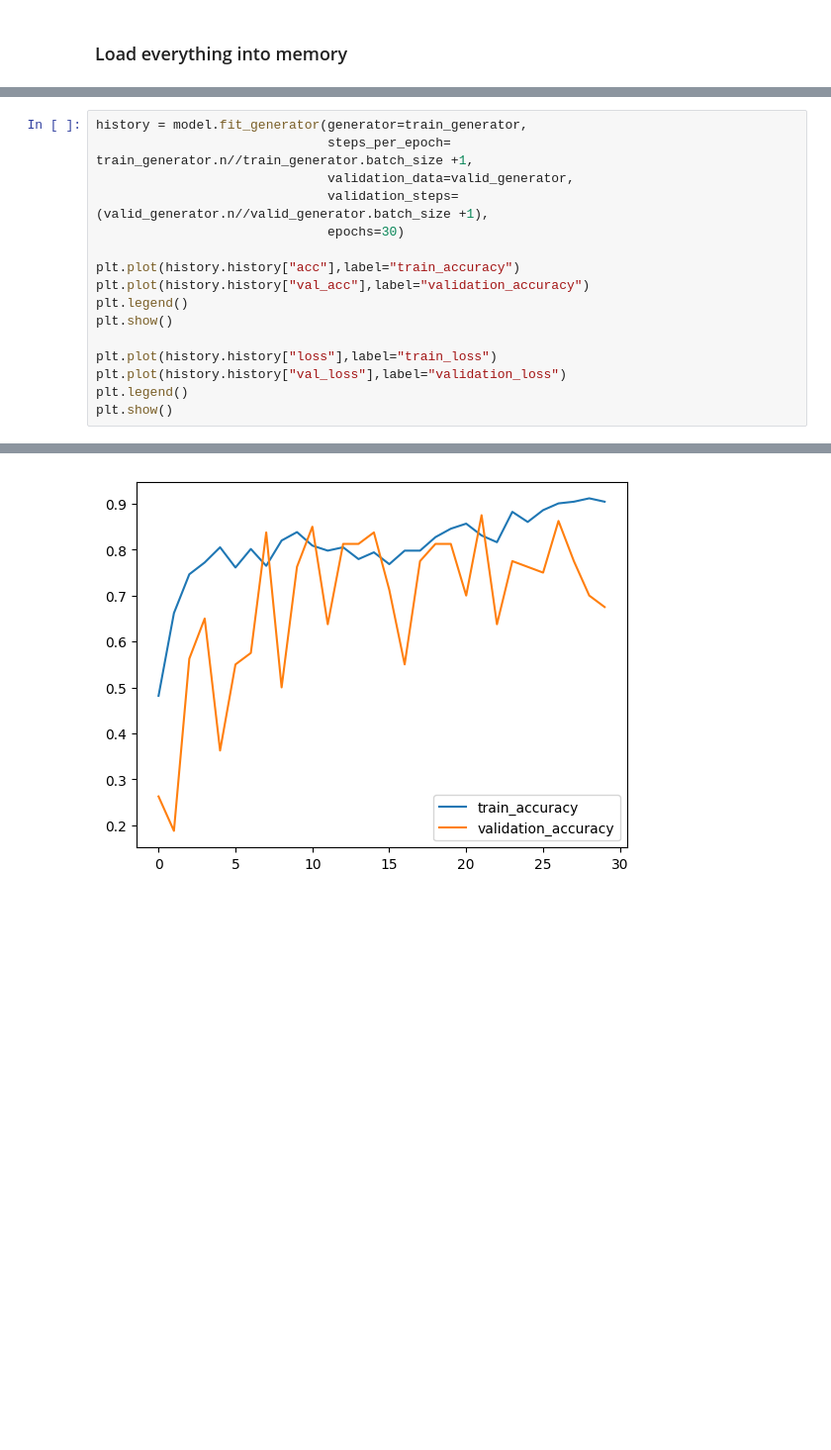
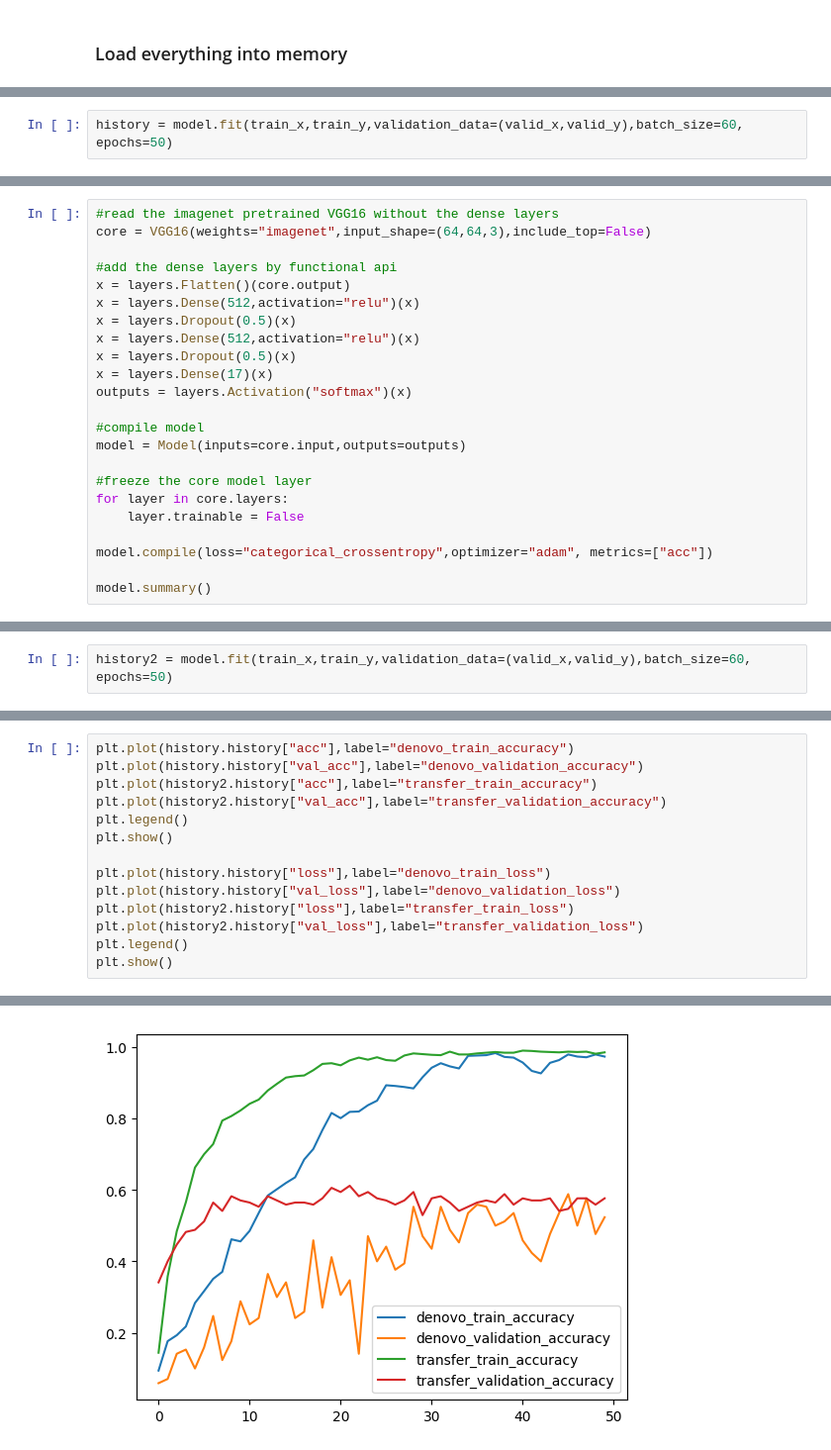
Before and after one commit to totti0223/deep_learning_for_biologists_with_keras, a Jupyter notebook: notebooks/flower_image_classification.ipynb, the cells around one changed output, grey strips where cells are left out. Shown: that part at 99% size. Saved outputs shown, nothing was run; the diff lists cells and outputs as text; blank space fills up the shorter version.

```diff
--- a/notebooks/flower_image_classification.ipynb
+++ b/notebooks/flower_image_classification.ipynb
@@ -311,0 +236,2 @@ Epoch 30/30
+# %%
+history = model.fit(train_x,train_y,validation_data=(valid_x,valid_y),batch_size=60, epochs=50)
@@ -451,0 +271,23 @@ model.compile(optimizer = "adam", loss="categorical_crossentropy", metrics=["acc
+# %%
+#read the imagenet pretrained VGG16 without the dense layers
+core = VGG16(weights="imagenet",input_shape=(64,64,3),include_top=False)
+
+#add the dense layers by functional api
+x = layers.Flatten()(core.output)
+x = layers.Dense(512,activation="relu")(x)
+x = layers.Dropout(0.5)(x)
+x = layers.Dense(512,activation="relu")(x)
+x = layers.Dropout(0.5)(x)
+x = layers.Dense(17)(x)
+outputs = layers.Activation("softmax")(x)
+
+#compile model
+model = Model(inputs=core.input,outputs=outputs)
+
+#freeze the core model layer
+for layer in core.layers:
+    layer.trainable = False
+
+model.compile(loss="categorical_crossentropy",optimizer="adam", metrics=["acc"])
+
+model.summary()
@@ -451,0 +312,2 @@ model.compile(optimizer = "adam", loss="categorical_crossentropy", metrics=["acc
+# %%
+history2 = model.fit(train_x,train_y,validation_data=(valid_x,valid_y),batch_size=60, epochs=50)
@@ -452,17 +332,15 @@ model.compile(optimizer = "adam", loss="categorical_crossentropy", metrics=["acc
 # %%
-history = model.fit_generator(generator=train_generator,
-                              steps_per_epoch= train_generator.n//train_generator.batch_size +1,
-                              validation_data=valid_generator,
-                              validation_steps= (valid_generator.n//valid_generator.batch_size +1),
-                              epochs=30)
-
-plt.plot(history.history["acc"],label="train_accuracy")
-plt.plot(history.history["val_acc"],label="validation_accuracy")
+plt.plot(history.history["acc"],label="denovo_train_accuracy")
+plt.plot(history.history["val_acc"],label="denovo_validation_accuracy")
+plt.plot(history2.history["acc"],label="transfer_train_accuracy")
+plt.plot(history2.history["val_acc"],label="transfer_validation_accuracy")
 plt.legend()
 plt.show()
 
-plt.plot(history.history["loss"],label="train_loss")
-plt.plot(history.history["val_loss"],label="validation_loss")
+plt.plot(history.history["loss"],label="denovo_train_loss")
+plt.plot(history.history["val_loss"],label="denovo_validation_loss")
+plt.plot(history2.history["loss"],label="transfer_train_loss")
+plt.plot(history2.history["val_loss"],label="transfer_validation_loss")
 plt.legend()
 plt.show()
 # %% [output]
@@ -486 +347 @@ Epoch 30/30
-[figure, old version]
+[figure, new version]
```
Also changed, not shown: parts of 24 cells of this notebook.
